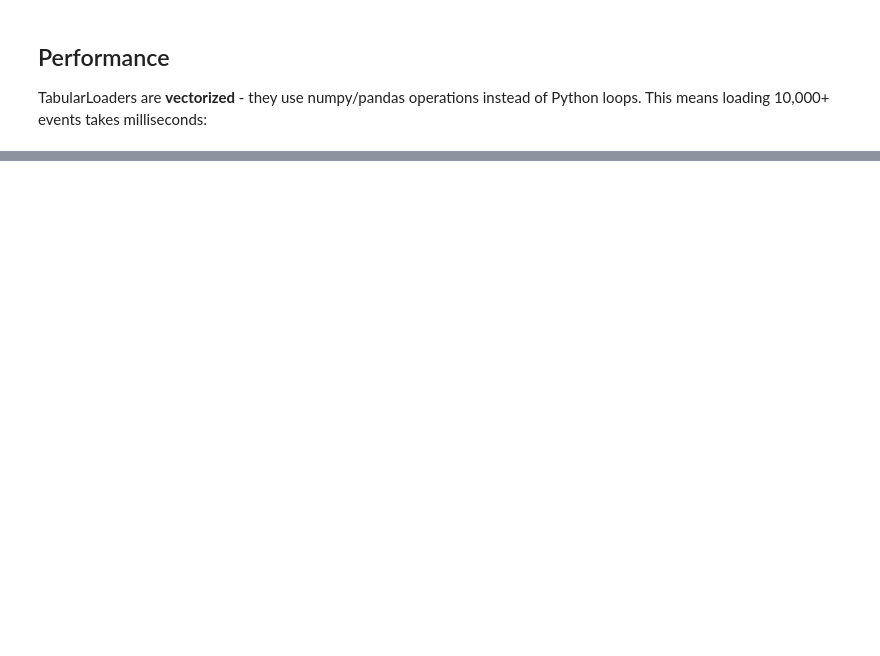
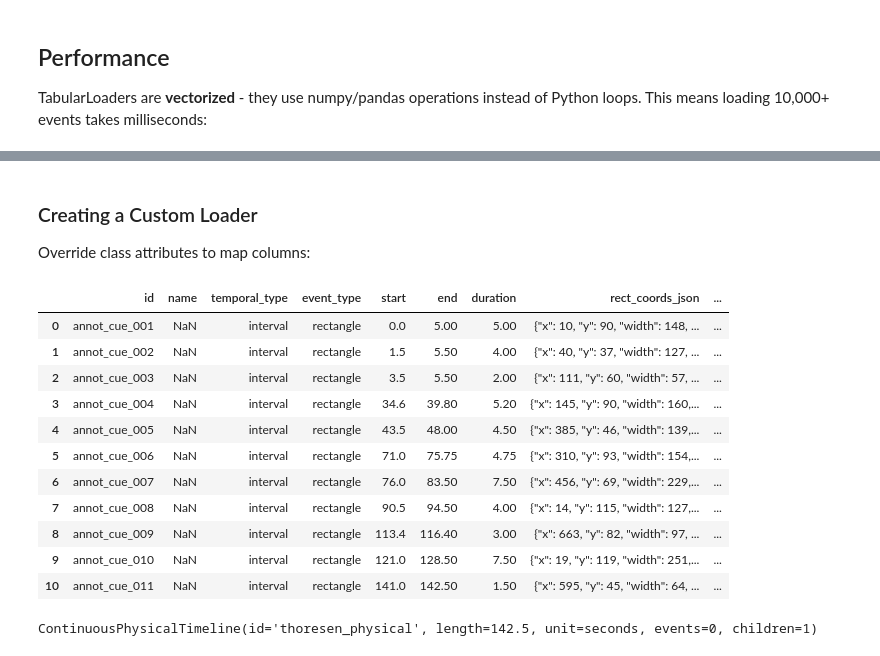
Before and after one commit to TimeToAlign/timetoalign, a Jupyter notebook: docs/notebooks/02a_tabular_loaders.ipynb, the cells around one changed output, grey strips where cells are left out. Drawn from its saved outputs; the diff is of its cells as text; code cells hidden in the pictures; blank space fills up the shorter version.

```diff
--- a/docs/notebooks/02a_tabular_loaders.ipynb
+++ b/docs/notebooks/02a_tabular_loaders.ipynb
@@ -25,9 +30,13 @@ print(f"{len(loader.events)} notes loaded")
 # %%
 from pathlib import Path
 
-# Our specimen: Beethoven WoO 71 (a short piano piece)
+# Specimen directories
 SPECIMENS = Path(".").resolve().parents[1] / ".." / "dashboard" / "specimens"
 BEETHOVEN = SPECIMENS / "beethoven_woo71"
+THORESEN = SPECIMENS / "thoresen"
 
 # Available files
-list(BEETHOVEN.glob("WoO71.*.tsv"))
+{
+    "Beethoven files": [f.name for f in BEETHOVEN.glob("WoO71.*.tsv")],
+    "Thoresen files": [f.name for f in THORESEN.glob("*.tsv")],
+}
@@ -127,0 +194,51 @@ class MyLoader(CsvLoader):
+# %% [markdown]
+### Creating a Custom Loader
+
+Override class attributes to map columns:
+# %%
+from timetoalign.loader.tabular import TsvLoader
+from timetoalign.core import TimeUnit, NumberType
+
+class ThoresenLoader(TsvLoader):
+    """Loader for Thoresen annotation TSV files."""
+
+    # Column mapping
+    id_column = "event_id"
+    start_column = "start_time_sec"
+    duration_column = "duration_sec"
+    event_type_column = "event_type"
+    name_column = "description"
+
+    # Coordinates are in seconds as floats
+    _default_unit = TimeUnit.seconds
+    coordinate_type = NumberType.float
+
+    # Extra columns to include (just list the names)
+    extra_columns = [
+        "image_filename",
+        "rect_coords_json",
+        "graphical_element_id",
+    ]
+
+# Load the file
+thoresen = ThoresenLoader()
+thoresen.load(THORESEN / "thoresen_test.tsv")
+
+thoresen.events.to_pandas()
+# %% [output]
+|  | id | name | temporal_type | event_type | start | end | duration | rect_coords_json | ... |
+| 0 | annot_cue_001 | NaN | interval | rectangle | 0.0 | 5.00 | 5.00 | {"x": 10, "y": 90, "width": 148, ... | ... |
+| 1 | annot_cue_002 | NaN | interval | rectangle | 1.5 | 5.50 | 4.00 | {"x": 40, "y": 37, "width": 127, ... | ... |
+| 2 | annot_cue_003 | NaN | interval | rectangle | 3.5 | 5.50 | 2.00 | {"x": 111, "y": 60, "width": 57, ... | ... |
+| 3 | annot_cue_004 | NaN | interval | rectangle | 34.6 | 39.80 | 5.20 | {"x": 145, "y": 90, "width": 160,... | ... |
+| 4 | annot_cue_005 | NaN | interval | rectangle | 43.5 | 48.00 | 4.50 | {"x": 385, "y": 46, "width": 139,... | ... |
+| 5 | annot_cue_006 | NaN | interval | rectangle | 71.0 | 75.75 | 4.75 | {"x": 310, "y": 93, "width": 154,... | ... |
+| 6 | annot_cue_007 | NaN | interval | rectangle | 76.0 | 83.50 | 7.50 | {"x": 456, "y": 69, "width": 229,... | ... |
+| 7 | annot_cue_008 | NaN | interval | rectangle | 90.5 | 94.50 | 4.00 | {"x": 14, "y": 115, "width": 127,... | ... |
+| 8 | annot_cue_009 | NaN | interval | rectangle | 113.4 | 116.40 | 3.00 | {"x": 663, "y": 82, "width": 97, ... | ... |
+| 9 | annot_cue_010 | NaN | interval | rectangle | 121.0 | 128.50 | 7.50 | {"x": 19, "y": 119, "width": 251,... | ... |
+| 10 | annot_cue_011 | NaN | interval | rectangle | 141.0 | 142.50 | 1.50 | {"x": 595, "y": 45, "width": 64, ... | ... |
+# %%
+thoresen.create_timeline(uid="thoresen_physical")
+# %% [output]
+ContinuousPhysicalTimeline(id='thoresen_physical', length=142.5, unit=seconds, events=0, children=1)
```
Also changed, not shown: parts of 32 cells of this notebook, 17 other files.
